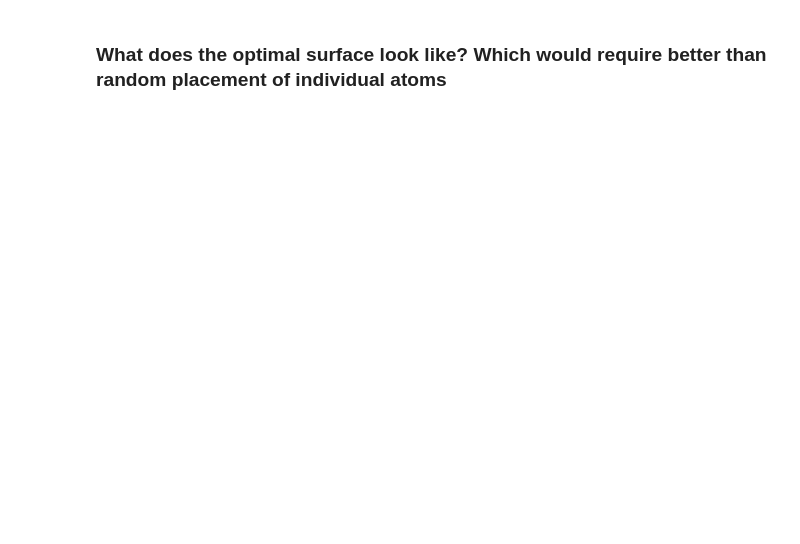
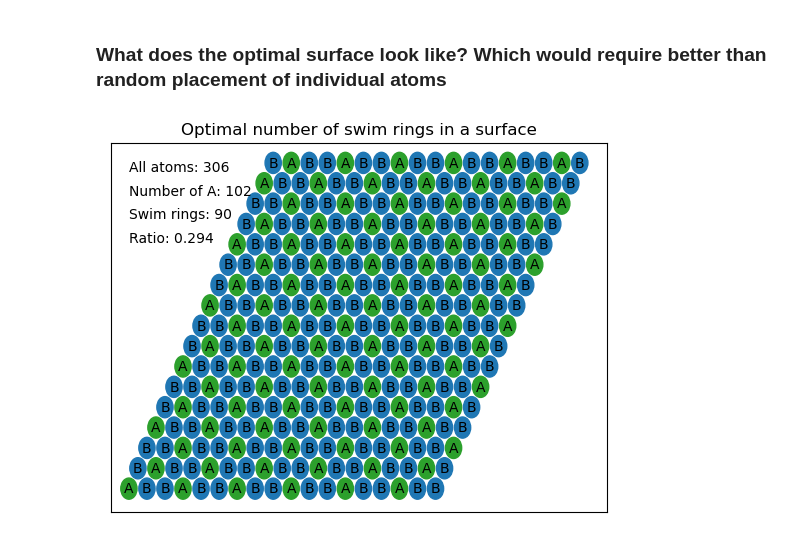
Before and after one commit to MarcusNoergaardWeng/CatalysisThesis, a Jupyter notebook: Notebooks/Baderinge.ipynb, the cells around one changed output. Drawn from its saved outputs; the diff is of its cells as text; code cells hidden in the pictures; blank space fills up the shorter version.

```diff
--- a/Notebooks/Baderinge.ipynb
+++ b/Notebooks/Baderinge.ipynb
@@ -143,5 +164,44 @@ Number of swim rings: 25
 # %% [markdown]
 ### What does the optimal surface look like? Which would require better than random placement of individual atoms
 # %%
-n = 10
-surface = np.reshape(["A", "B", "B"]*())
+n = 6
+dim_x, dim_y = 3*n, 3*n-1
+n_adams = int(dim_x * dim_y / 3)
+surface = np.reshape(["A", "B", "B"]*n_adams, (dim_x, dim_y))
+# %%
+fig = plt.figure()
+
+for idx_x in range(dim_x):
+    for idx_y in range(dim_y):
+        adam = surface[idx_x][idx_y]
+        if adam == "A":
+            pos_x, pos_y = index_to_coordinate(idx_x, idx_y, spacing)
+            circle1 = plt.Circle((pos_x, pos_y), 0.45, color=colours[adam])
+            plt.gca().add_patch(circle1)
+            #Add a letter to the atom
+            plt.text(pos_x, pos_y, "A", horizontalalignment='center',
+        verticalalignment='center')
+        if adam == "B":
+            pos_x, pos_y = index_to_coordinate(idx_x, idx_y, spacing)
+            circle1 = plt.Circle((pos_x, pos_y), 0.45, color=colours[adam])
+            plt.gca().add_patch(circle1)
+            #Add a letter to the atom
+            plt.text(pos_x, pos_y, "B", horizontalalignment='center',
+        verticalalignment='center')
+
+plt.xlim([-1, dim_x*spacing+dim_y*spacing*0.5])
+plt.ylim([-1, dim_y*np.sqrt(0.75)])
+plt.xticks([])
+plt.yticks([])
+plt.title("Optimal number of swim rings in a surface")
+plt.text(x = 0, y = 13.5, s = f"All atoms: {dim_x*dim_y}")
+plt.text(x = 0, y = 12.5, s = f"Number of A: {np.count_nonzero(surface == 'A')}")
+n_rings, ratio = find_swim_rings(surface, dim_x, dim_y)
+plt.text(x = 0, y = 11.5, s = f"Swim rings: {n_rings}")
+plt.text(x = 0, y = 10.5, s = f"Ratio: {ratio:.3f}")
+plt.savefig("../figures/swim_rings/optimal_surface_text.png", dpi = 300, bbox_inches = "tight")
+plt.show()
+
+n_rings, ratio = find_swim_rings(surface, dim_x, dim_y)
+# %% [output]
+[figure, added]
```
Also changed, not shown: parts of 7 cells of this notebook, 20 other files.
